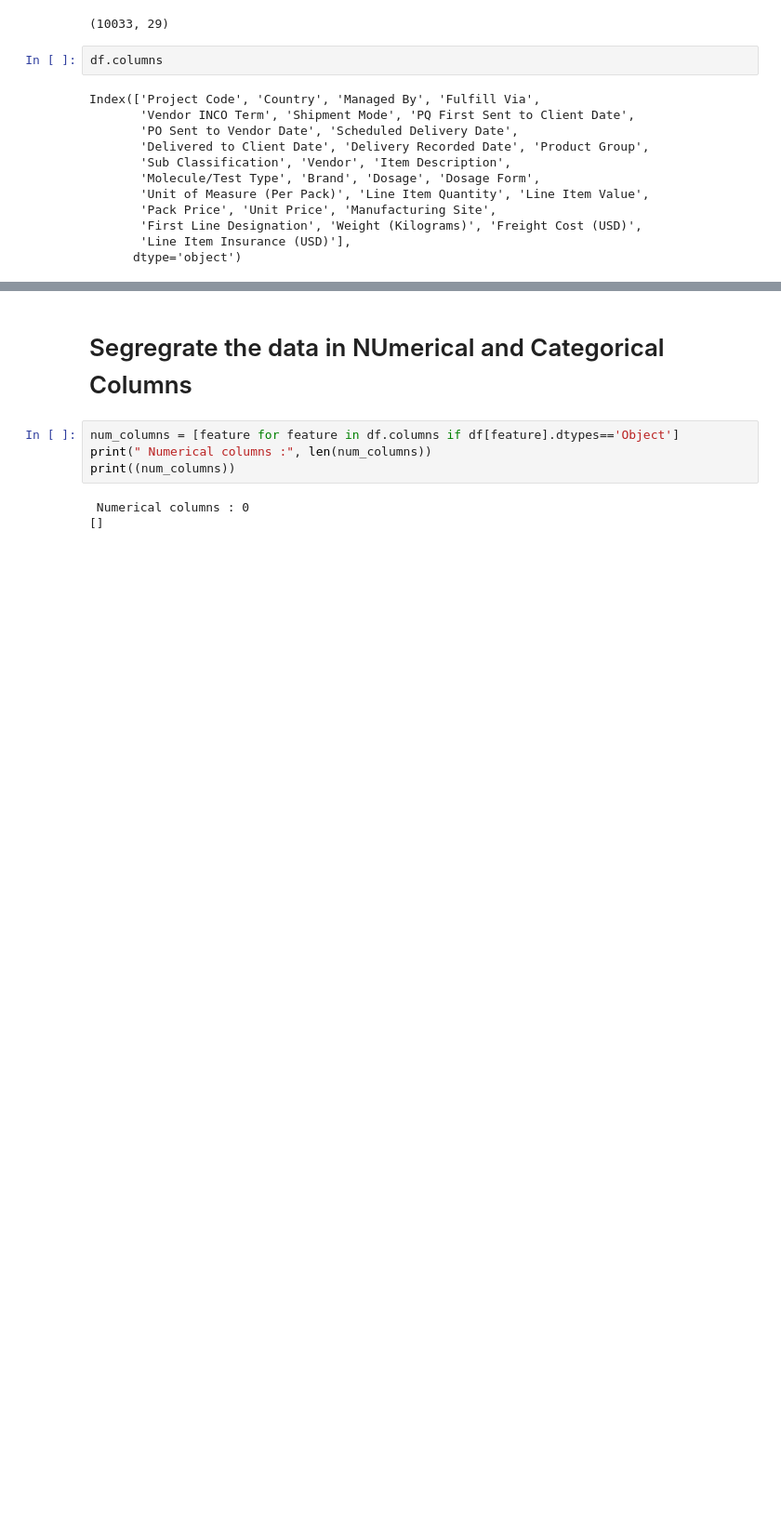
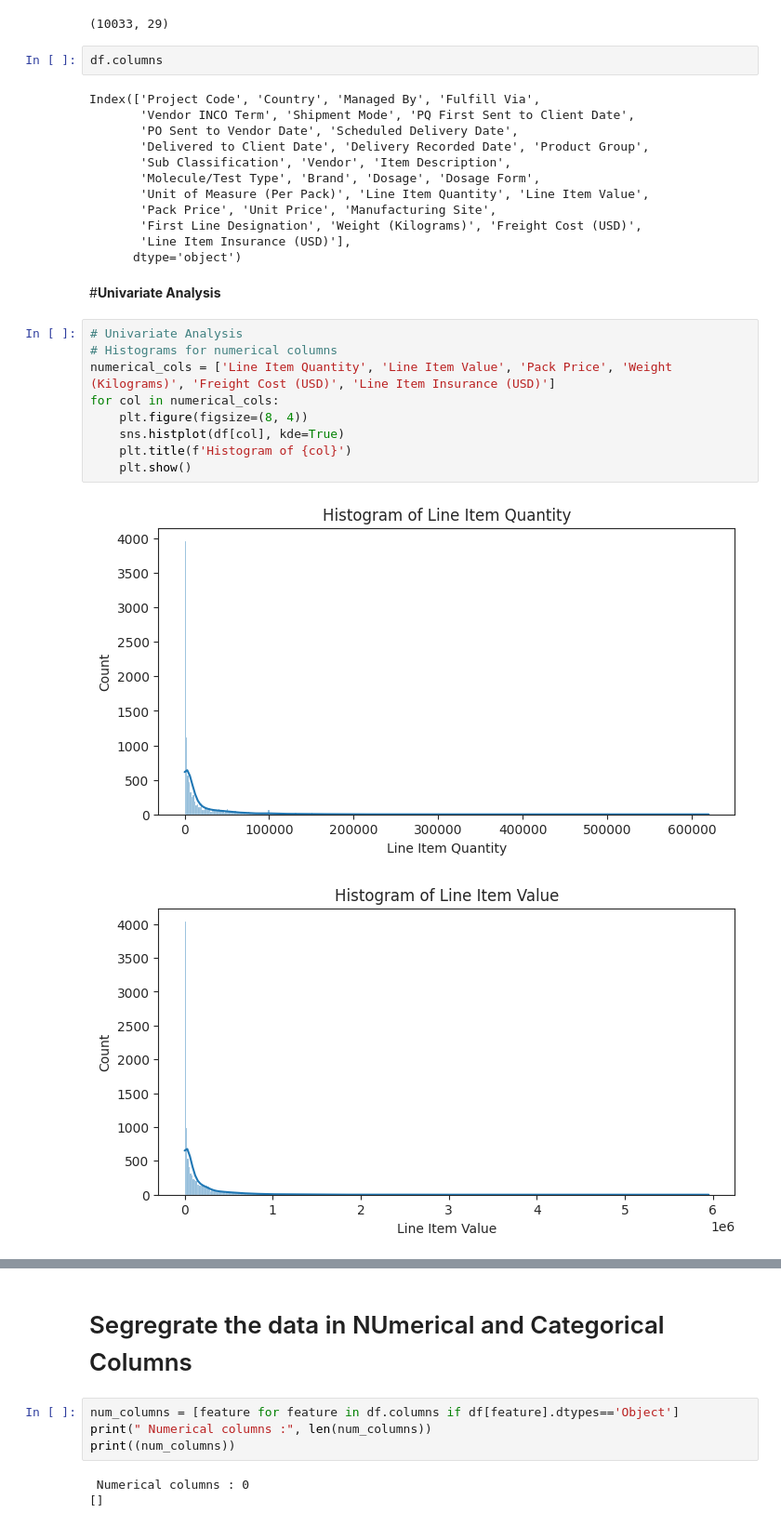
Before and after one commit to alinegorischf/Shipment-Price-Prediction, a Jupyter notebook: Shipment_Price_Prediction.ipynb, the cells around one changed output, grey strips where cells are left out. Shown at 93% size. Drawn from its saved outputs; the diff is of its cells as text; blank space fills up the shorter version.

```diff
--- a/Shipment_Price_Prediction.ipynb
+++ b/Shipment_Price_Prediction.ipynb
@@ -514,3 +518,17 @@ Index(['Project Code', 'Country', 'Managed By', 'Fulfill Via',
        'First Line Designation', 'Weight (Kilograms)', 'Freight Cost (USD)',
        'Line Item Insurance (USD)'],
       dtype='object')
+# %% [markdown]
+#**Univariate Analysis**
+# %%
+# Univariate Analysis
+# Histograms for numerical columns
+numerical_cols = ['Line Item Quantity', 'Line Item Value', 'Pack Price', 'Weight (Kilograms)', 'Freight Cost (USD)', 'Line Item Insurance (USD)']
+for col in numerical_cols:
+    plt.figure(figsize=(8, 4))
+    sns.histplot(df[col], kde=True)
+    plt.title(f'Histogram of {col}')
+    plt.show()
+# %% [output]
+[figure, added]
+[figure, added]
```
Also changed, not shown: parts of 24 cells of this notebook.
